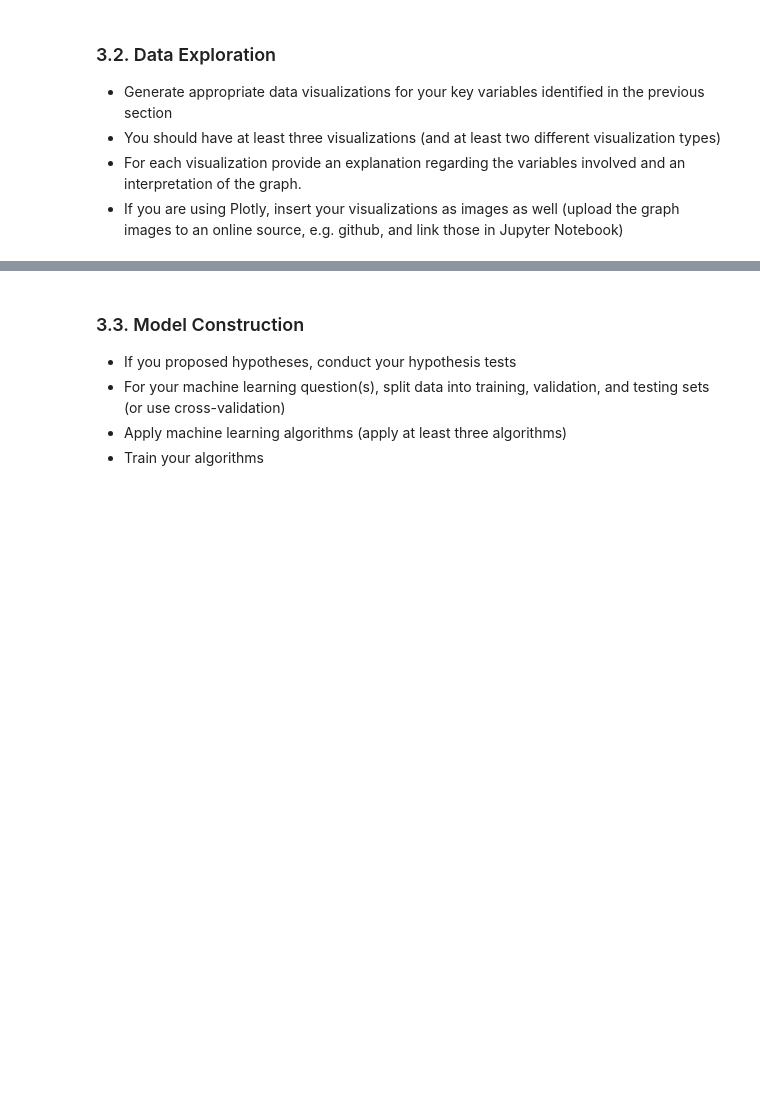
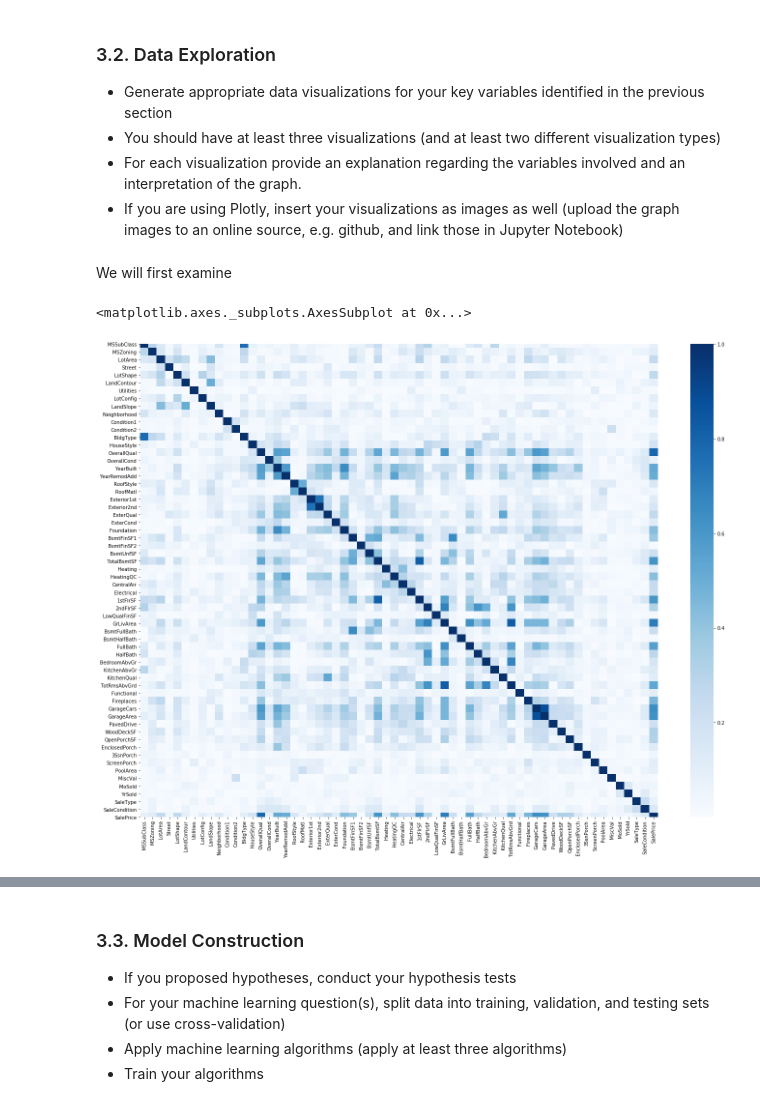
Before and after one commit to radoslavovm/ds3000_project, a Jupyter notebook: DS3000_FP4_Section2_Group16.ipynb, the cells around one changed output, grey strips where cells are left out. Cells and saved outputs as stored; diff of their text form; code cells hidden in the pictures; blank space fills up the shorter version.

```diff
--- a/DS3000_FP4_Section2_Group16.ipynb
+++ b/DS3000_FP4_Section2_Group16.ipynb
@@ -277,3 +282,12 @@ Now that we have cleaned the data as we desired, we could proceed to data explor
 * You should have at least three visualizations (and at least two different visualization types)
 * For each visualization provide an explanation regarding the variables involved and an interpretation of the graph.
 * If you are using Plotly, insert your visualizations as images as well (upload the graph images to an online source, e.g. github, and link those in Jupyter Notebook)
+# %% [markdown]
+We will first examine
+# %%
+cor_matrix = train.corr().abs()
+f, ax = plt.subplots(figsize=(24, 18))
+sns.heatmap(cor_matrix, cmap="Blues")
+# %% [output]
+<matplotlib.axes._subplots.AxesSubplot at 0x...>
+[figure, added]
```
Also changed, not shown: parts of 11 cells of this notebook.
